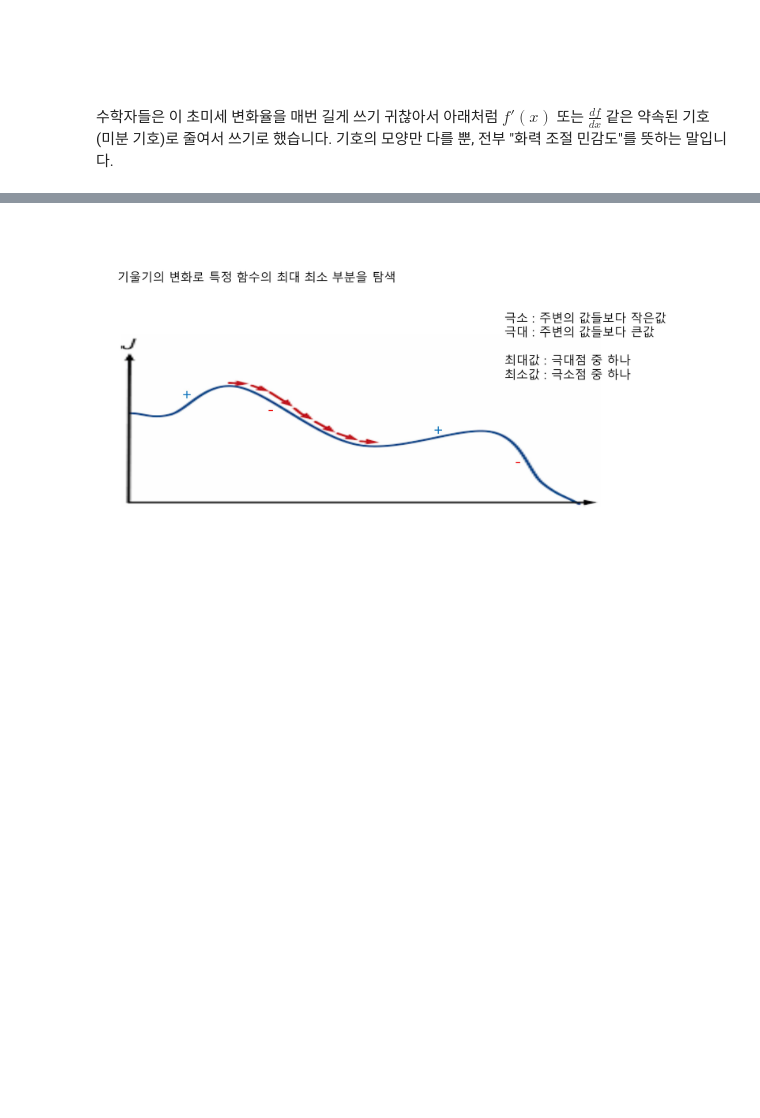
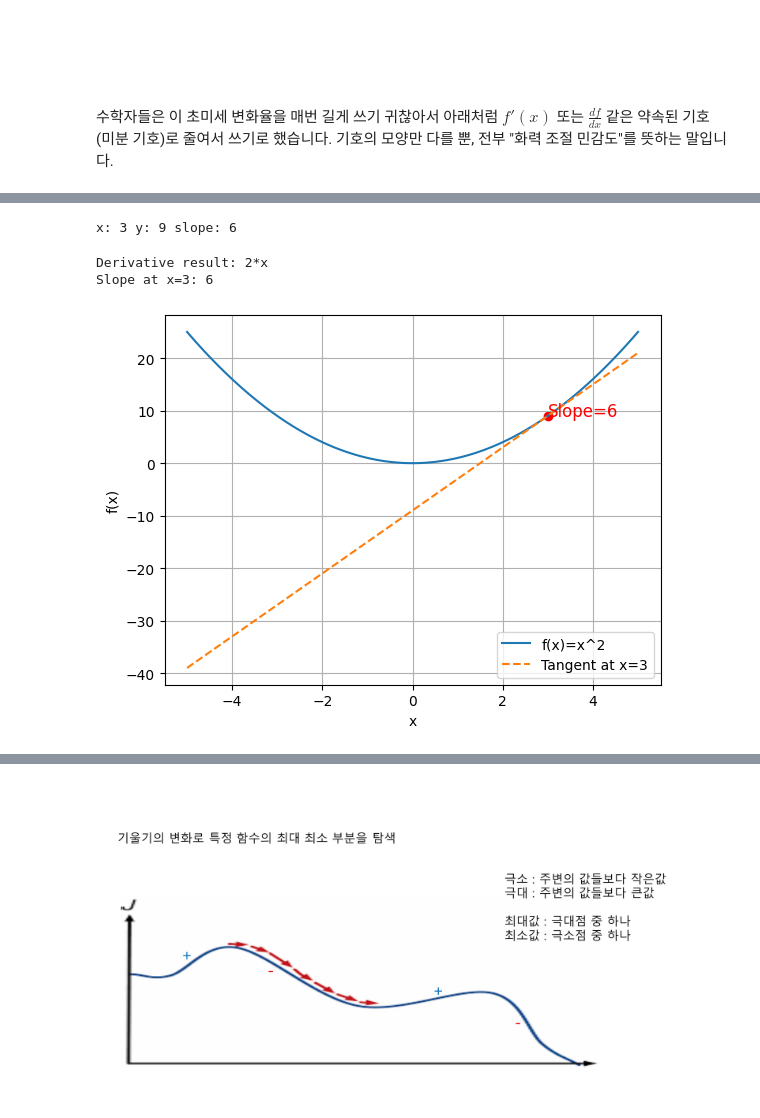
Before and after one commit to sally03915/2026-AI-Analysis-Lab, a Jupyter notebook: AI-FlowTransformation/Step1-Math/basic003_딥러닝화력조절_미분_경사하강법.ipynb, the cells around one changed output, grey strips where cells are left out. Drawn from its saved outputs; the diff is of its cells as text; code cells hidden in the pictures; blank space fills up the shorter version.

```diff
--- a/AI-FlowTransformation/Step1-Math/basic003_딥러닝화력조절_미분_경사하강법.ipynb
+++ b/AI-FlowTransformation/Step1-Math/basic003_딥러닝화력조절_미분_경사하강법.ipynb
@@ -36,0 +71,55 @@
+# %%
+# 🧑‍🍳 사칙연산 버전
+# 비유: “불 조절 다이얼” → 다이얼을 조금 돌렸을 때 불이 얼마나 세게 변하는지.
+# 개념:  함수 -  f(x)=x²,   미분공식- f'(x)=2x
+
+x = 3
+y = x**2   # f(x) = x^2
+slope = 2*x   # 기울기 계산 (사칙연산만)
+print("x:", x, "y:", y, "slope:", slope)
+
+# 👉 출력: x=3일 때 y=9, slope=6 → “불을 조금 돌리면 세기가 6만큼 변한다”
+# %% [output]
+x: 3 y: 9 slope: 6
+# %%
+import sympy as sp
+import matplotlib.pyplot as plt
+import numpy as np
+
+# 함수와 미분 정의
+x = sp.Symbol('x')          # x를 수학적 기호(symbol)로 정의
+f = x**2                    # 함수 f(x) = x^2 정의
+df = sp.diff(f, x)          # f(x)를 x에 대해 미분 → 결과는 2*x
+
+# 특정 값에서 기울기 계산
+x_value = 3                 # 기울기를 확인할 x 값
+slope = df.subs(x, x_value) # df 식에 x=3을 대입해서 기울기 계산
+y_value = f.subs(x, x_value)# f(x)에서 x=3일 때 y 값 계산
+
+print("Derivative result:", df)
+print(f"Slope at x={x_value}:", slope)
+
+# 그래프 그리기
+x_vals = np.linspace(-5, 5, 100)     # -5부터 5까지 100개 점 생성
+y_vals = [val**2 for val in x_vals]  # 각 점에 대해 f(x)=x^2 계산
+
+plt.plot(x_vals, y_vals, label="f(x)=x^2")  # 함수 그래프 그리기
+
+# 접선 그리기: y = slope*(x - x_value) + y_value
+tangent_line = slope*(x_vals - x_value) + y_value
+plt.plot(x_vals, tangent_line, '--', label=f"Tangent at x={x_value}")
+
+# 점 표시
+plt.scatter([x_value], [y_value], color='red')   # 접점 표시
+plt.text(x_value, y_value, f"Slope={slope}", fontsize=12, color='red') # 기울기 표시
+
+# 축과 기타 설정
+plt.xlabel("x")
+plt.ylabel("f(x)")
+plt.legend()
+plt.grid(True)
+plt.show()
+# %% [output]
+Derivative result: 2*x
+Slope at x=3: 6
+[figure, added]
```
Also changed, not shown: parts of 21 cells of this notebook.
